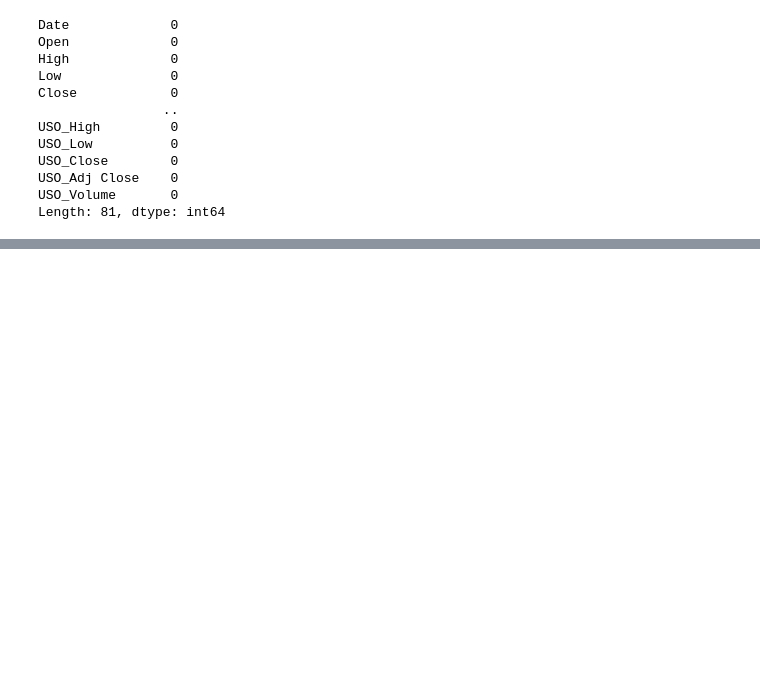
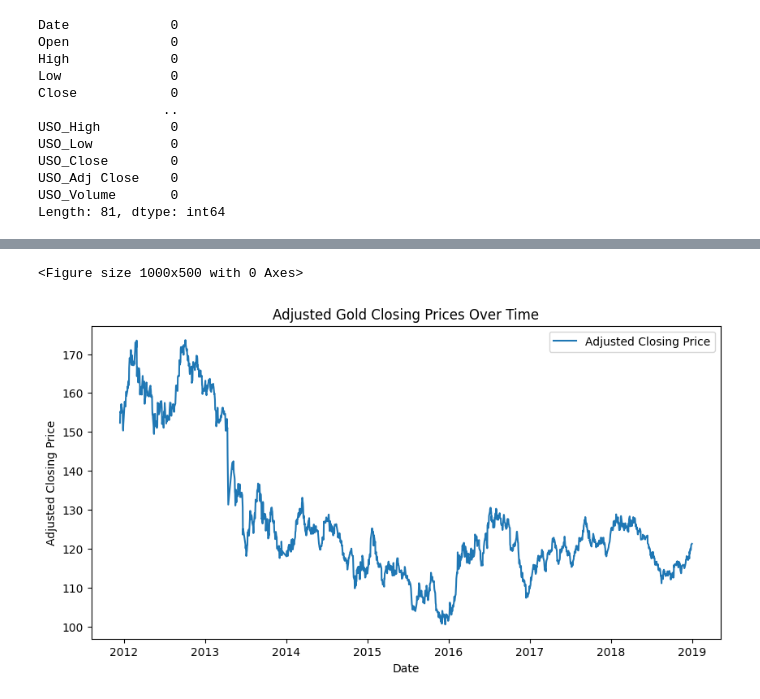
Before and after one commit to TarunrRajanala/GoldPricePredictionFinal, a Jupyter notebook: Code/goldPrices.ipynb, the cells around one changed output, grey strips where cells are left out. Saved outputs shown, nothing was run; the diff lists cells and outputs as text; code cells hidden in the pictures; blank space fills up the shorter version.

```diff
--- a/Code/goldPrices.ipynb
+++ b/Code/goldPrices.ipynb
@@ -106,0 +110,13 @@ plt.show()
+# %%
+plt.figure(figsize=(10, 5))
+
+plt.figure(figsize=(10, 5))
+plt.plot(gold_data['Adj_close'], label='Adjusted Closing Price')
+plt.title('Adjusted Gold Closing Prices Over Time')
+plt.xlabel('Date')
+plt.ylabel('Adjusted Closing Price')
+plt.legend()
+plt.show()
+# %% [output]
+<Figure size 1000x500 with 0 Axes>
+[figure, added]
```
Also changed, not shown: parts of 9 cells of this notebook.
